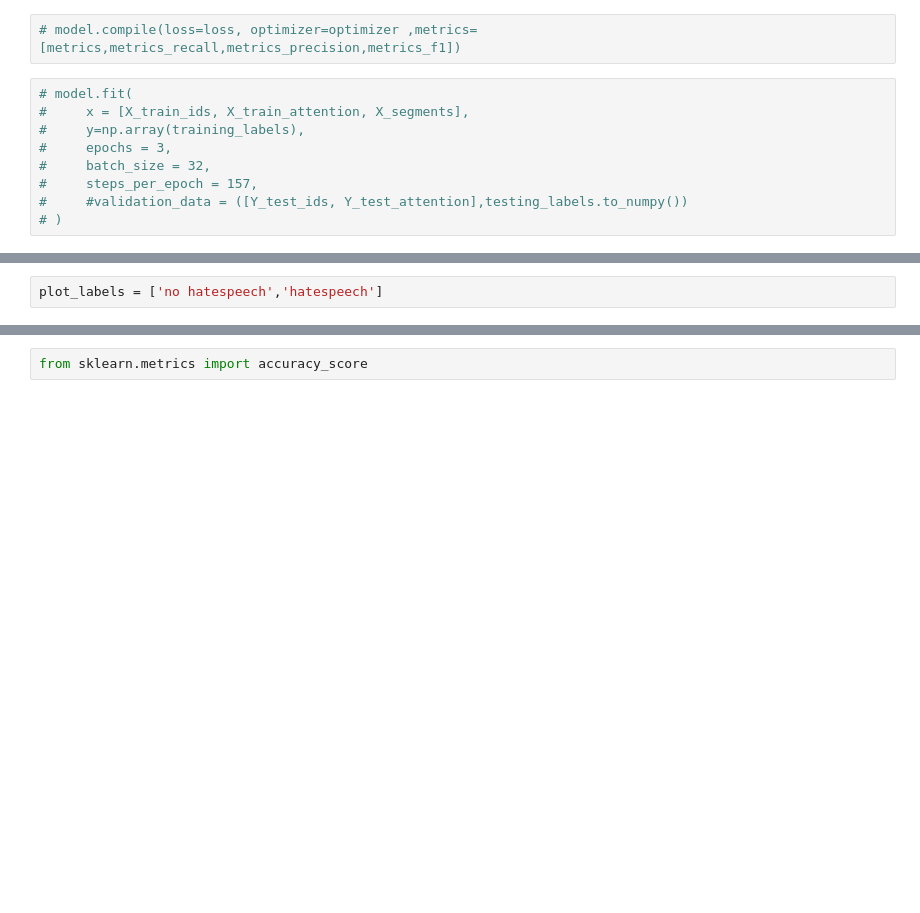
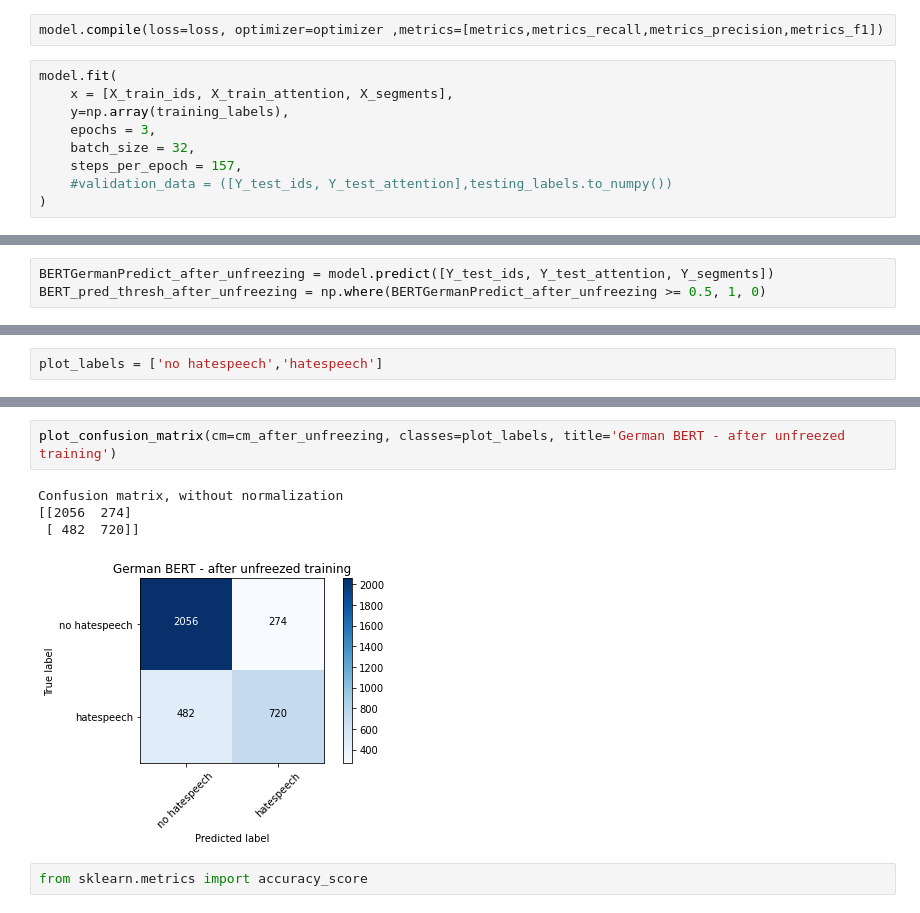
Before and after one commit to BiancaStadl/Bachelorarbeit, a Jupyter notebook: 03_huggingface_German_Bert_API_drei_Inputs_mit_Freeze.ipynb, the cells around one changed output, grey strips where cells are left out. Saved outputs shown, nothing was run; the diff lists cells and outputs as text; blank space fills up the shorter version.

```diff
--- a/03_huggingface_German_Bert_API_drei_Inputs_mit_Freeze.ipynb
+++ b/03_huggingface_German_Bert_API_drei_Inputs_mit_Freeze.ipynb
@@ -557,11 +603,11 @@ TRIAL
 # %%
-# model.compile(loss=loss, optimizer=optimizer ,metrics=[metrics,metrics_recall,metrics_precision,metrics_f1])
+model.compile(loss=loss, optimizer=optimizer ,metrics=[metrics,metrics_recall,metrics_precision,metrics_f1])
 # %%
-# model.fit(
-#     x = [X_train_ids, X_train_attention, X_segments],
-#     y=np.array(training_labels),
-#     epochs = 3,
-#     batch_size = 32,
-#     steps_per_epoch = 157,
-#     #validation_data = ([Y_test_ids, Y_test_attention],testing_labels.to_numpy())
-# )
+model.fit(
+    x = [X_train_ids, X_train_attention, X_segments],
+    y=np.array(training_labels),
+    epochs = 3,
+    batch_size = 32,
+    steps_per_epoch = 157,
+    #validation_data = ([Y_test_ids, Y_test_attention],testing_labels.to_numpy())
+)
@@ -568,2 +622,5 @@ TRIAL
+# %%
+BERTGermanPredict_after_unfreezing = model.predict([Y_test_ids, Y_test_attention, Y_segments])
+BERT_pred_thresh_after_unfreezing = np.where(BERTGermanPredict_after_unfreezing >= 0.5, 1, 0)
 # %% [markdown]
 TRIAL END
@@ -638,3 +674,10 @@ Confusion matrix, without normalization
+# %%
+plot_confusion_matrix(cm=cm_after_unfreezing, classes=plot_labels, title='German BERT - after unfreezed training')
+# %% [output]
+Confusion matrix, without normalization
+[[2056  274]
+ [ 482  720]]
+[figure, added]
 # %%
 from sklearn.metrics import accuracy_score
 # %%
```
Also changed, not shown: parts of 19 cells of this notebook.
